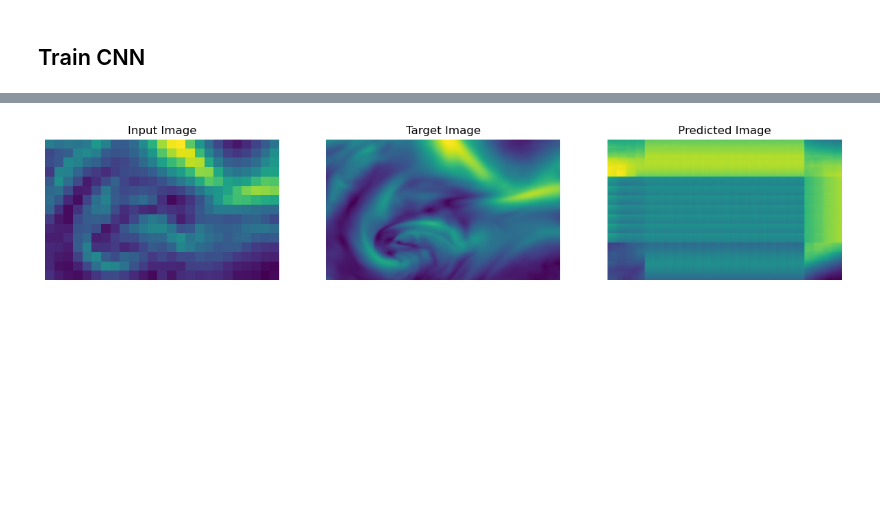
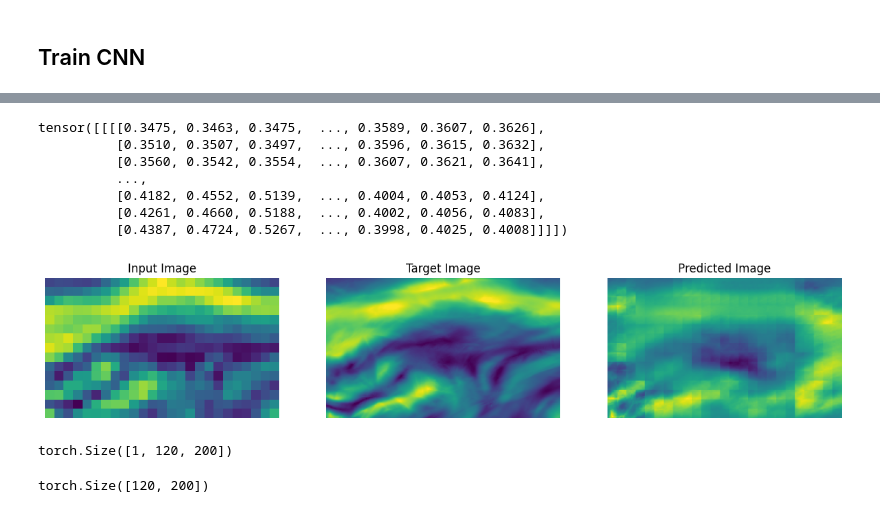
Before and after one commit to usc-caisplusplus/proj-turbulence, a Jupyter notebook: cable_news_network.ipynb, the cells around one changed output, grey strips where cells are left out. Saved outputs shown, nothing was run; the diff lists cells and outputs as text; code cells hidden in the pictures; blank space fills up the shorter version.

```diff
--- a/cable_news_network.ipynb
+++ b/cable_news_network.ipynb
@@ -83,3 +136,7 @@ len(coarse_val), len(coarse_val[0]), len(coarse_val[0][0])
 len(fine_val), len(fine_val[0]), len(fine_val[0][0])
 # %% [output]
 (75, 120, 200)
+# %%
+coarse_val_scaled = scale_and_reshape(coarse_val, scaler_coarse)
+# %%
+fine_val_scaled = scale_and_reshape(fine_val, scaler)
@@ -163,9 +284,9 @@ transform = transforms.Compose([
     transforms.ToTensor(),  # Convert images to PyTorch tensors
 ])
 
-train = PairedImageDataset(np.array(coarse_train), np.array(fine_train), transform=transform)
-test = PairedImageDataset(np.array(coarse_test), np.array(fine_test), transform=transform)
-val = PairedImageDataset(np.array(coarse_val), np.array(fine_val), transform=transform)
+train = PairedImageDataset(np.array(coarse_train_scaled), np.array(fine_train_scaled), transform=transform)
+test = PairedImageDataset(np.array(coarse_test_scaled), np.array(fine_test_scaled), transform=transform)
+val = PairedImageDataset(np.array(coarse_val_scaled), np.array(fine_val_scaled), transform=transform)
 
 # load
 batch_size = 16
@@ -237,24 +414,27 @@ import torch
 criterion = nn.MSELoss()
 optimizer = optim.NAdam(model.parameters(), lr=0.005)
 
+absolute_percentage_errors = []
+mape_list = []
+
 # Training loop
-num_epochs = 500
+num_epochs = 100
 for epoch in range(num_epochs):
     model.train()
     for inputs, targets in train_loader:
         optimizer.zero_grad()
-
 #         inputs = inputs.squeeze()
         targets = targets.squeeze()
 #         print("shapes ", inputs.shape, targets.shape)
         outputs = model(inputs)
-
         loss = criterion(outputs, targets.squeeze().float())
         loss.backward()
         optimizer.step()
     # Validation
     model.eval()
     with torch.no_grad():
+        total_mape = 0.0
+        num_batches = 0
         for inputs, targets in val_loader:
             outputs = model(inputs)
             val_loss = criterion(outputs, targets.squeeze())
@@ -280,35 +491,54 @@ Epoch 500/500, Loss: 80.09833526611328, Val Loss: 103.44245949264077
 # %%
 # Get one batch of samples from the training data
-dataiter = iter(test_loader)
+dataiter = iter(train_loader)
 input_images, target_images = next(dataiter)
 
 # Select one image from the batch
 index = 0  # Choose the index of the image you want to plot
 input_image = input_images[index]
 target_image = target_images[index]
 
+model.eval()
+
 # Make prediction using the CNN model
 with torch.no_grad():
     predicted_image = model(input_image.unsqueeze(0))  # Add an extra dimension for batch
+
+print(predicted_image)
 
 # Plot the input image, target image, and predicted image side by side
 fig, axes = plt.subplots(1, 3, figsize=(15, 5))
 
 # Plot the input image
 axes[0].imshow(input_image.squeeze())
 axes[0].set_title('Input Image')
 axes[0].axis('off')
 
 # Plot the target image
 axes[1].imshow(target_image.squeeze())
 axes[1].set_title('Target Image')
 axes[1].axis('off')
 
 # Plot the predicted image
-axes[2].imshow(predicted_image.squeeze().cpu().numpy())
+axes[2].imshow(predicted_image.squeeze())
 axes[2].set_title('Predicted Image')
 axes[2].axis('off')
 
 plt.show()
 # %% [output]
+tensor([[[[0.3475, 0.3463, 0.3475,  ..., 0.3589, 0.3607, 0.3626],
+          [0.3510, 0.3507, 0.3497,  ..., 0.3596, 0.3615, 0.3632],
+          [0.3560, 0.3542, 0.3554,  ..., 0.3607, 0.3621, 0.3641],
+          ...,
+          [0.4182, 0.4552, 0.5139,  ..., 0.4004, 0.4053, 0.4124],
+          [0.4261, 0.4660, 0.5188,  ..., 0.4002, 0.4056, 0.4083],
+          [0.4387, 0.4724, 0.5267,  ..., 0.3998, 0.4025, 0.4008]]]])
-[figure, old version]
+[figure, new version]
+# %%
+print(target_image.shape)
+# %% [output]
+torch.Size([1, 120, 200])
+# %%
+print(predicted_image.squeeze().shape)
+# %% [output]
+torch.Size([120, 200])
```
Also changed, not shown: parts of 40 cells of this notebook, 3 other files.
